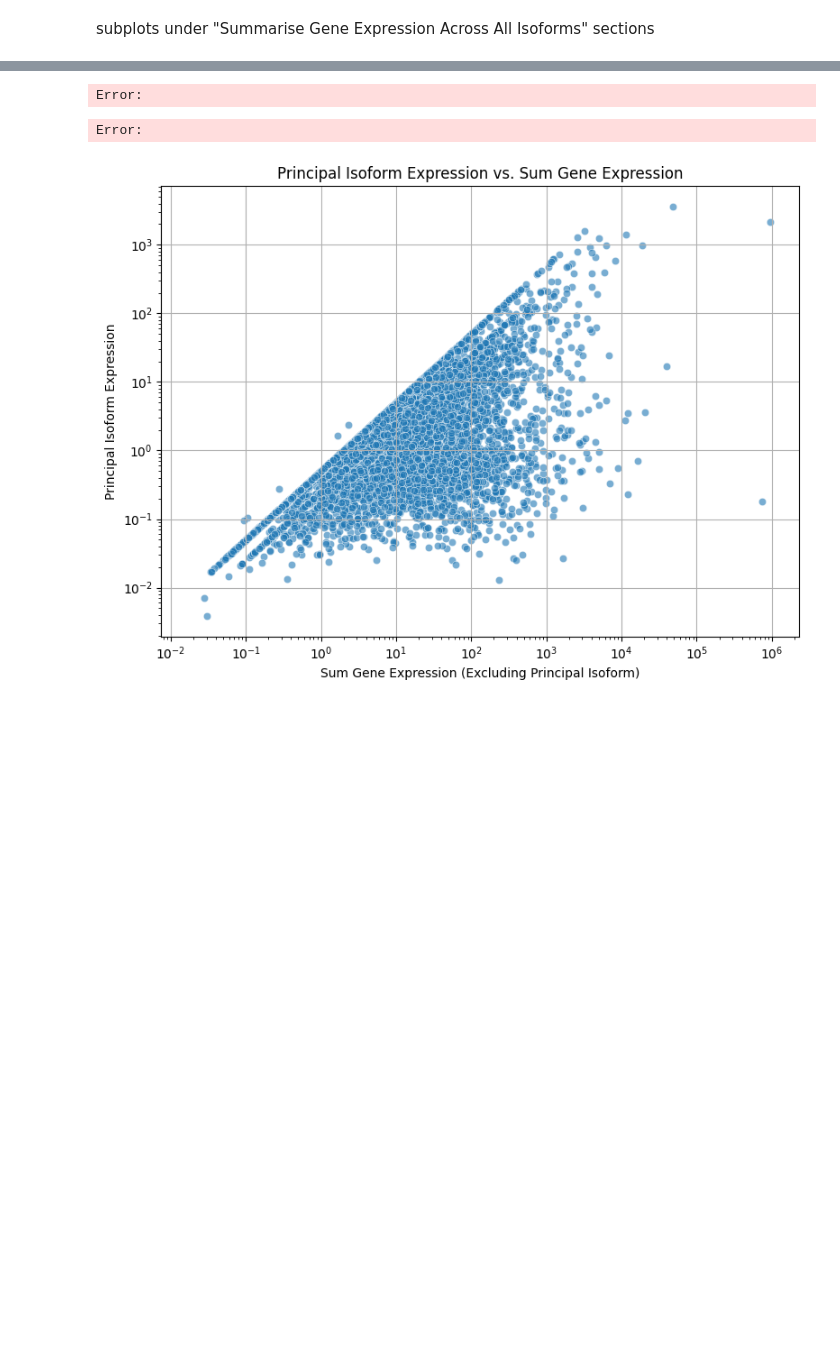
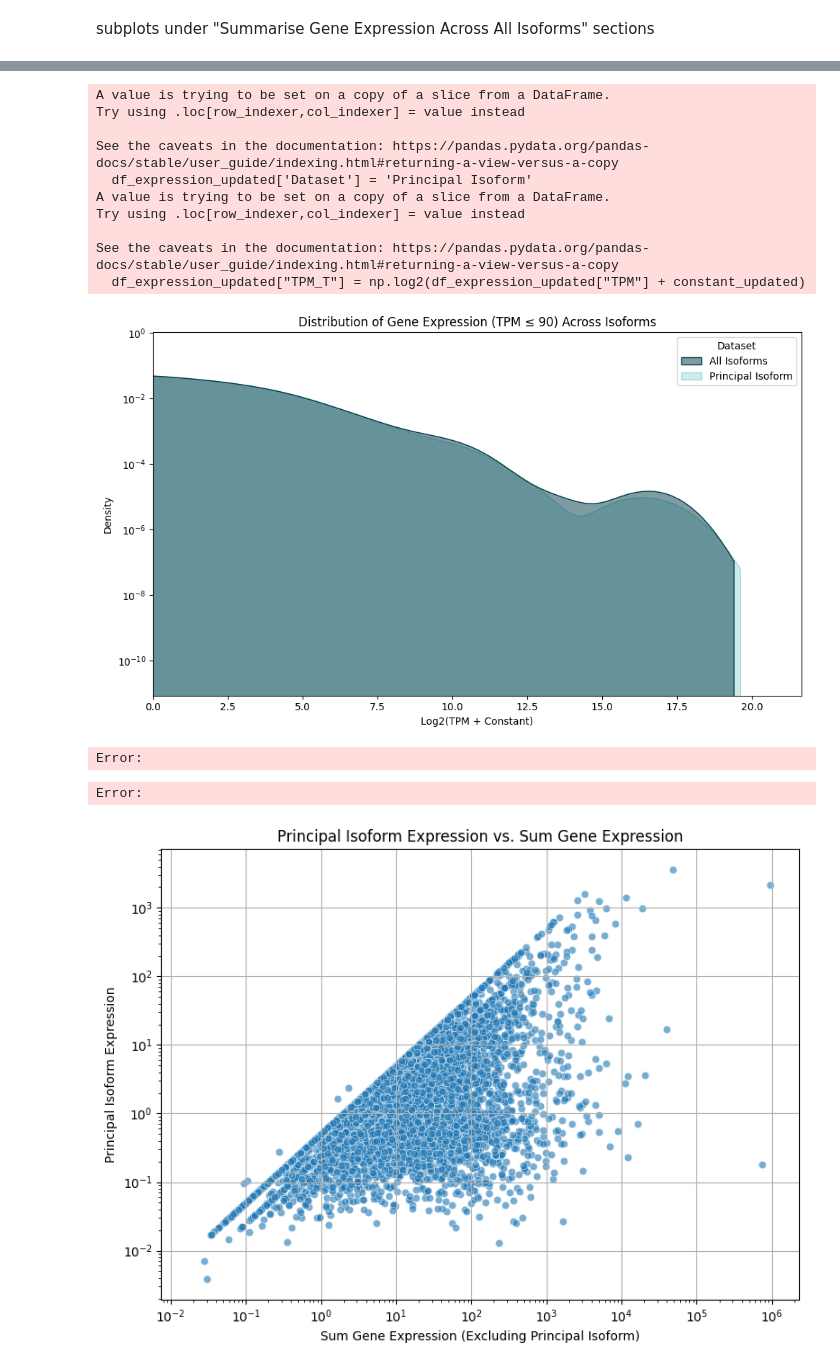
Before and after one commit to nicolawongch/gene_expression_prediction, a Jupyter notebook: methylation_analysis/regions_plot.ipynb, the cells around one changed output, grey strips where cells are left out. Cells and saved outputs as stored; diff of their text form; code cells hidden in the pictures; blank space fills up the shorter version.

```diff
--- a/methylation_analysis/regions_plot.ipynb
+++ b/methylation_analysis/regions_plot.ipynb
@@ -155,3 +170,60 @@ See the caveats in the documentation: https://pandas.pydata.org/pandas-docs/stab
+# %%
+import pandas as pd
+import seaborn as sns
+import matplotlib.pyplot as plt
+import numpy as np
+
+# Define the custom color palette
+biomodal_palette = ["#003B49", "#9CDBD9"]
+
+# Assuming df_expression and df_expression_updated are already loaded as DataFrames
+
+# Add a column to distinguish between datasets
+df_expression['Dataset'] = 'All Isoforms'
+df_expression_updated['Dataset'] = 'Principal Isoform'
+
+# Calculate constants for log transformation
+constant = df_expression[df_expression["TPM"] > 0]["TPM"].min() / 1000
+constant_updated = df_expression_updated[df_expression_updated["TPM"] > 0]["TPM"].min() / 1000
+
+# Apply log transformation
+df_expression["TPM_T"] = np.log2(df_expression["TPM"] + constant)
+df_expression_updated["TPM_T"] = np.log2(df_expression_updated["TPM"] + constant_updated)
+
+# Concatenate both datasets for comparison
+df_combined = pd.concat([df_expression[['TPM_T', 'Dataset']],
+                         df_expression_updated[['TPM_T', 'Dataset']]])
+
+# Filter out extreme values where TPM > 10 (as TPM_T <= 10 after log transformation)
+df_combined_filtered = df_combined[df_combined['TPM_T'] <=20]
+
+# Create the plot using kernel density estimation
+plt.figure(figsize=(10, 6))
+sns.kdeplot(data=df_combined_filtered, x='TPM_T', hue='Dataset',
+             palette=biomodal_palette, fill=True, common_norm=False, alpha=0.5)
+
+# Customize the plot
+plt.title('Distribution of Gene Expression (TPM ≤ 90) Across Isoforms')
+plt.ylabel('Density')
+plt.xlabel('Log2(TPM + Constant)')
+plt.yscale('log')  # Using log scale for better visualization, if desired
+plt.xlim(left=0)  # Optionally set x-axis limits
+plt.tight_layout()
+
+# Show the plot
+plt.show()
+# %% [output]
+A value is trying to be set on a copy of a slice from a DataFrame.
+Try using .loc[row_indexer,col_indexer] = value instead
+
+See the caveats in the documentation: https://pandas.pydata.org/pandas-docs/stable/user_guide/indexing.html#returning-a-view-versus-a-copy
+  df_expression_updated['Dataset'] = 'Principal Isoform'
+A value is trying to be set on a copy of a slice from a DataFrame.
+Try using .loc[row_indexer,col_indexer] = value instead
+
+See the caveats in the documentation: https://pandas.pydata.org/pandas-docs/stable/user_guide/indexing.html#returning-a-view-versus-a-copy
+  df_expression_updated["TPM_T"] = np.log2(df_expression_updated["TPM"] + constant_updated)
+[figure, added]
 # %%
 # import pandas as pd
 # import seaborn as sns
```
Also changed, not shown: parts of 4 cells of this notebook, 2 other files.
